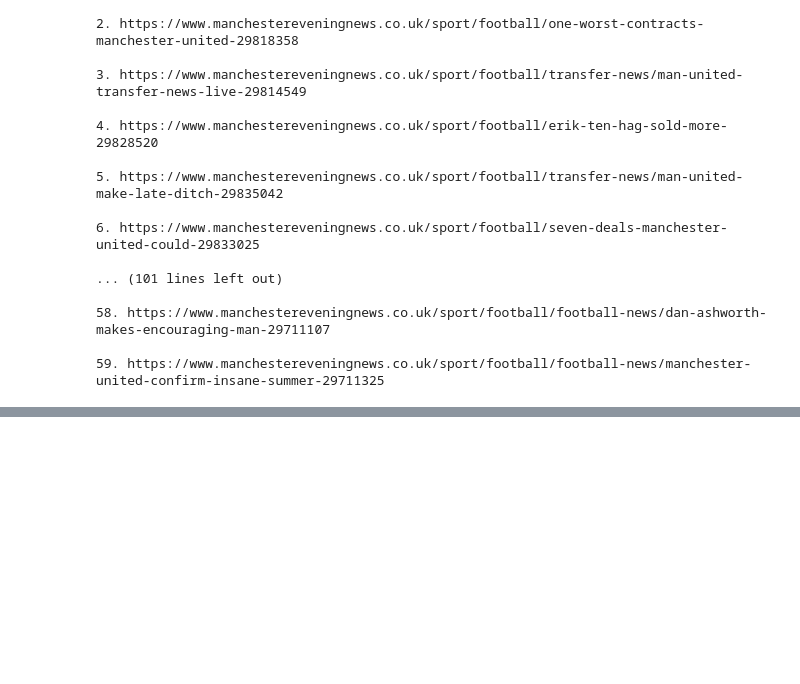
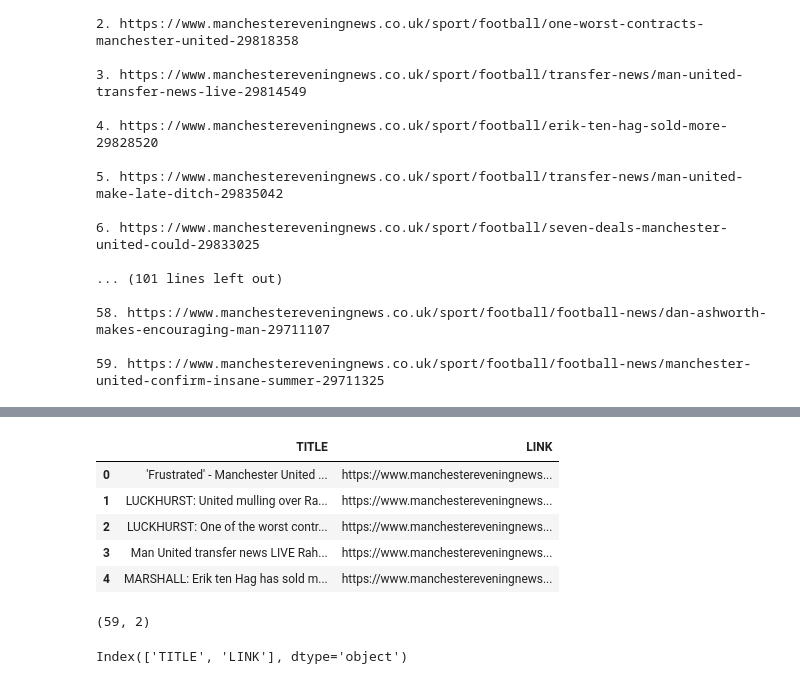
Before and after one commit to Abhishek3102/Automation, a Jupyter notebook: web_scraping.ipynb, the cells around one changed output, grey strips where cells are left out. Cells and saved outputs as stored; diff of their text form; code cells hidden in the pictures; blank space fills up the shorter version.

```diff
--- a/web_scraping.ipynb
+++ b/web_scraping.ipynb
@@ -253,0 +284,17 @@ https://www.manchestereveningnews.co.uk/sport/football/football-news/manchester-
+# %%
+news.head()
+# %% [output]
+|  | TITLE | LINK |
+| 0 | 'Frustrated' - Manchester United ... | https://www.manchestereveningnews... |
+| 1 | LUCKHURST: United mulling over Ra... | https://www.manchestereveningnews... |
+| 2 | LUCKHURST: One of the worst contr... | https://www.manchestereveningnews... |
+| 3 | Man United transfer news LIVE Rah... | https://www.manchestereveningnews... |
+| 4 | MARSHALL: Erik ten Hag has sold m... | https://www.manchestereveningnews... |
+# %%
+news.shape
+# %% [output]
+(59, 2)
+# %%
+news.columns
+# %% [output]
+Index(['TITLE', 'LINK'], dtype='object')
```
Also changed, not shown: parts of 10 cells of this notebook.
